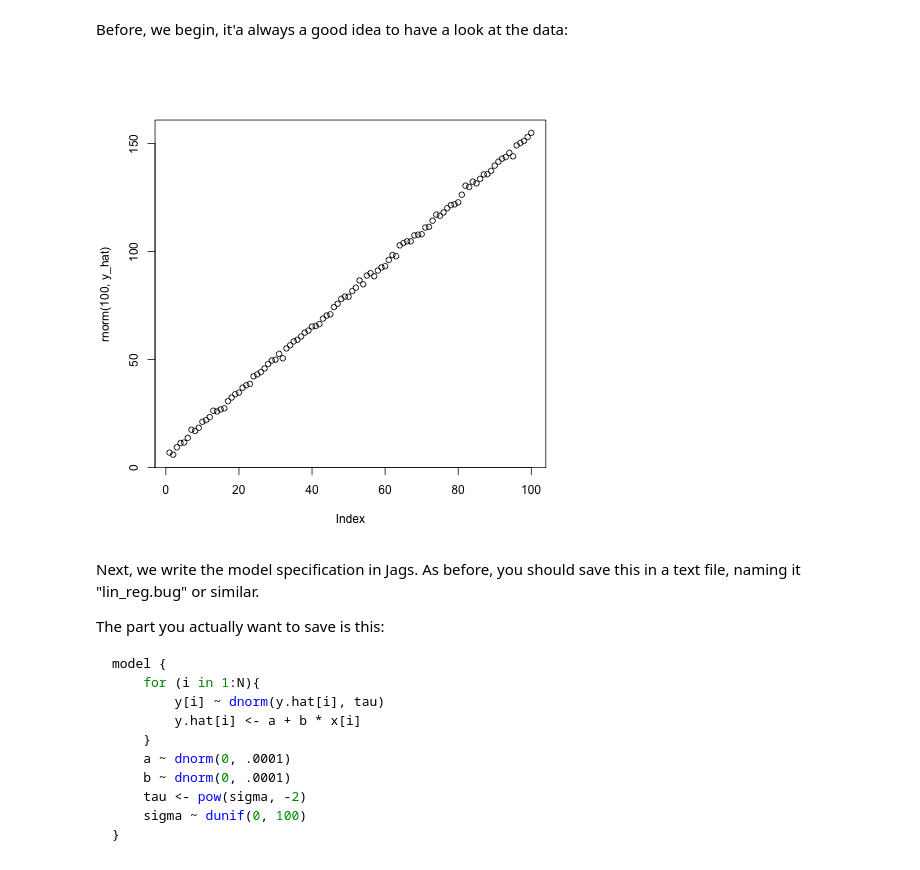
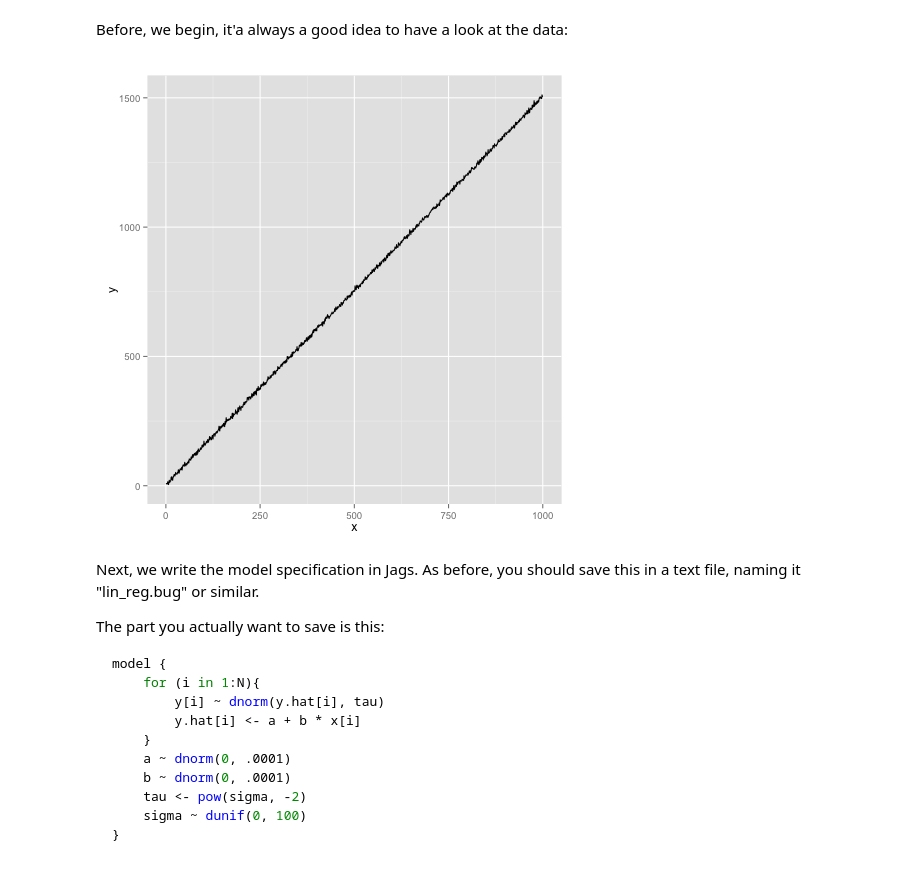
Before and after one commit to awellis/imu_workshop, a Jupyter notebook: notebooks/05_linear_regression.ipynb, the cells around one changed output. Cells and saved outputs as stored; diff of their text form; code cells hidden in the pictures.

```diff
--- a/notebooks/05_linear_regression.ipynb
+++ b/notebooks/05_linear_regression.ipynb
@@ -19,10 +19,11 @@ y_hat <- a + b*x # linear predictor
 y <- rnorm(N, y_hat, sigma)  # response variable
 # %% [markdown]
 Before, we begin, it'a always a good idea to have a look at the data:
-# %%
-plot(rnorm(100,y_hat))
-# %% [output]
-[figure, removed]
+# %%
+library(ggplot2)
+qplot(x, y, geom = "line")
+# %% [output]
+[figure, added]
 # %% [markdown]
 Next, we write the model specification in Jags. As before, you should save this in a text file, naming it "lin_reg.bug" or similar.
 
```
Also changed, not shown: parts of 3 cells of this notebook, 4 other files.
